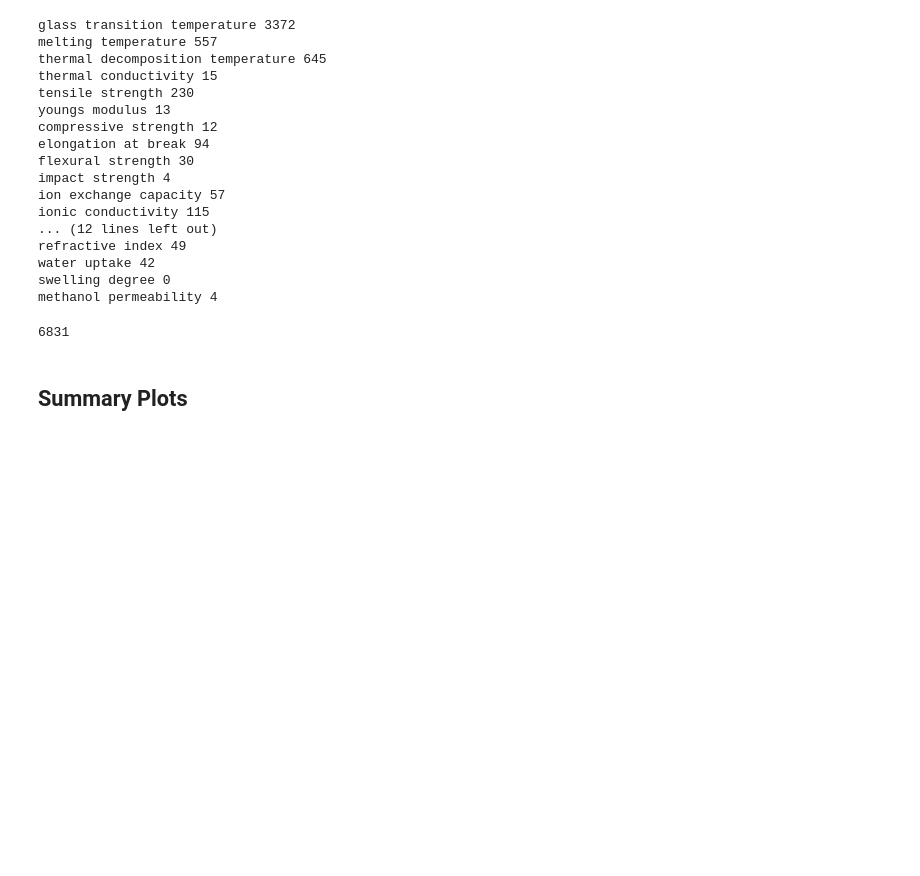
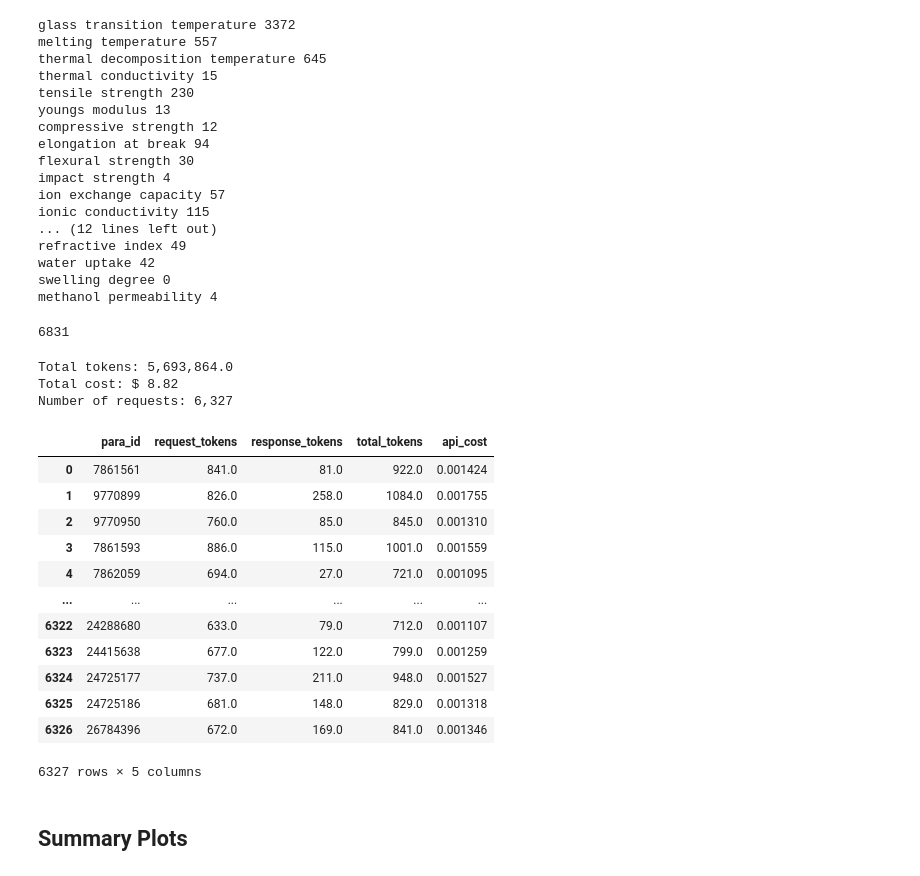
Before and after one commit to Ramprasad-Group/PromptDataExtraction, a Jupyter notebook: notebooks/Analyze-Select-1k.ipynb, the cells around one changed output. Drawn from its saved outputs; the diff is of its cells as text; code cells hidden in the pictures; blank space fills up the shorter version.

```diff
--- a/notebooks/Analyze-Select-1k.ipynb
+++ b/notebooks/Analyze-Select-1k.ipynb
@@ -1129,6 +1161,38 @@ water uptake 42
 swelling degree 0
 methanol permeability 4
 6831
+# %%
+# Number of tokens.
+
+df = execute("""
+        SELECT para_id, request_tokens, response_tokens, request_tokens + response_tokens AS total_tokens
+        FROM  api_requests ar WHERE ar.method_id >= 127 and ar.method_id <= 174;
+        """)
+        # break
+
+df['api_cost'] = (0.0015 * df['request_tokens'] + 0.002 * df['response_tokens']) / 1000
+
+print(f"Total tokens: {df['total_tokens'].sum():,}")
+print(f"Total cost: $ {df['api_cost'].sum():.2f}")
+print(f"Number of requests: {df.shape[0]:,}")
+df
+# %% [output]
+Total tokens: 5,693,864.0
+Total cost: $ 8.82
+Number of requests: 6,327
+|  | para_id | request_tokens | response_tokens | total_tokens | api_cost |
+| 0 | 7861561 | 841.0 | 81.0 | 922.0 | 0.001424 |
+| 1 | 9770899 | 826.0 | 258.0 | 1084.0 | 0.001755 |
+| 2 | 9770950 | 760.0 | 85.0 | 845.0 | 0.001310 |
+| 3 | 7861593 | 886.0 | 115.0 | 1001.0 | 0.001559 |
+| 4 | 7862059 | 694.0 | 27.0 | 721.0 | 0.001095 |
+| ... | ... | ... | ... | ... | ... |
+| 6322 | 24288680 | 633.0 | 79.0 | 712.0 | 0.001107 |
+| 6323 | 24415638 | 677.0 | 122.0 | 799.0 | 0.001259 |
+| 6324 | 24725177 | 737.0 | 211.0 | 948.0 | 0.001527 |
+| 6325 | 24725186 | 681.0 | 148.0 | 829.0 | 0.001318 |
+| 6326 | 26784396 | 672.0 | 169.0 | 841.0 | 0.001346 |
+6327 rows × 5 columns
 # %% [markdown]
 ## Summary Plots
 # %%
```
Also changed, not shown: parts of 4 cells of this notebook.
